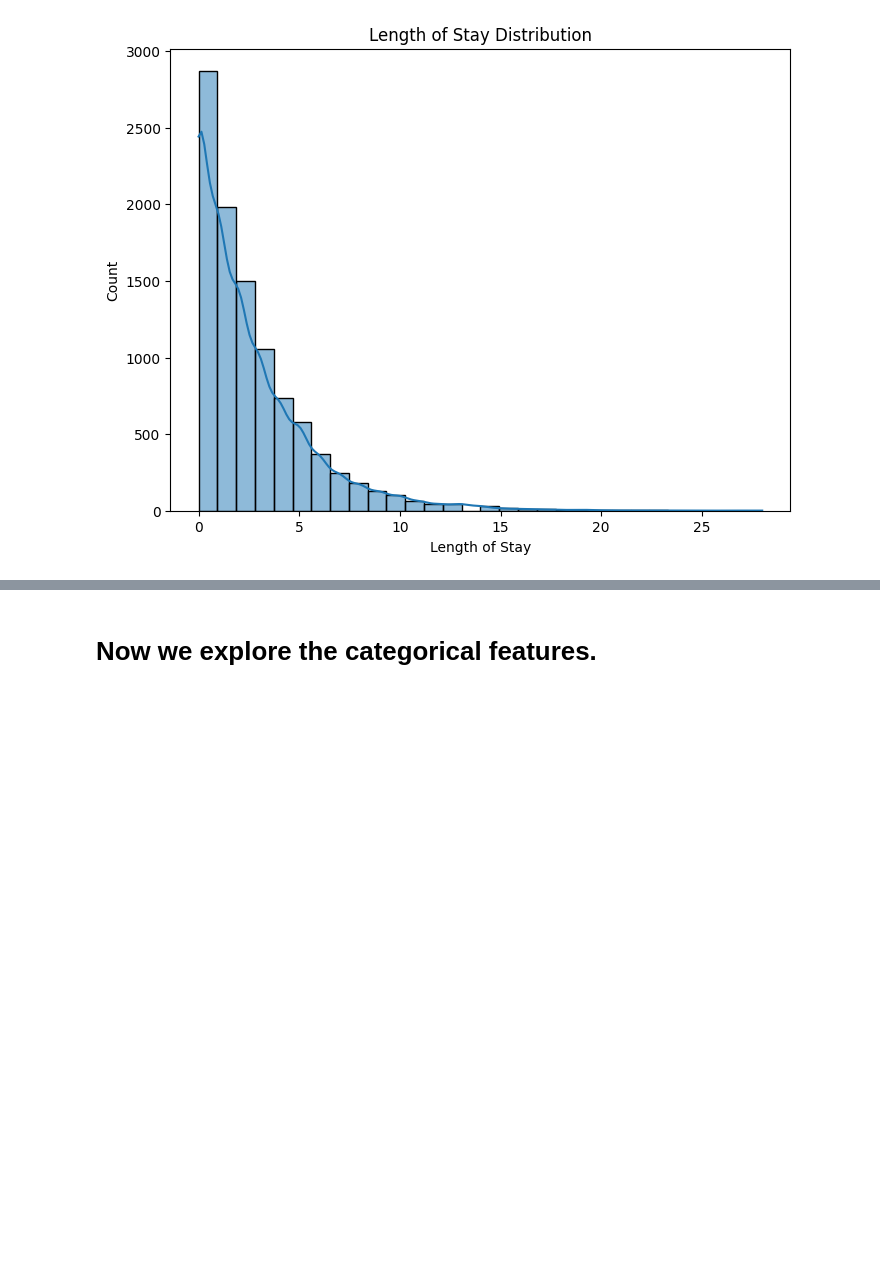
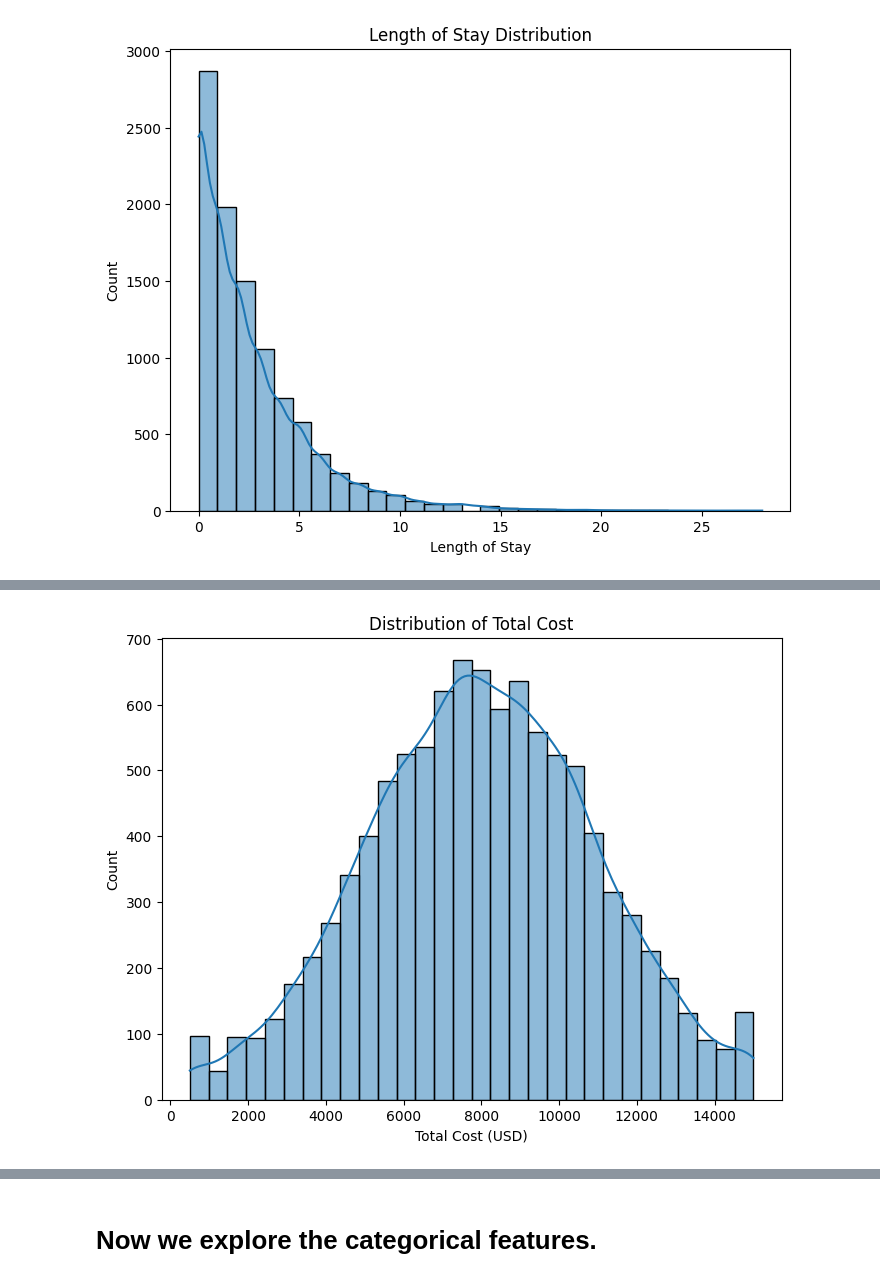
Before and after one commit to ShanBore/Optimizing-Healthcare-with-EMR-Data-Analytics, a Jupyter notebook: Emr_EDA.ipynb, the cells around one changed output, grey strips where cells are left out. Cells and saved outputs as stored; diff of their text form; code cells hidden in the pictures; blank space fills up the shorter version.

```diff
--- a/Emr_EDA.ipynb
+++ b/Emr_EDA.ipynb
@@ -127,3 +135,12 @@ plt.show()
+# %%
+# Visualize TotalCost distribution
+plt.figure(figsize=(8, 6))
+sns.histplot(df['Total Cost'], bins=30, kde=True)
+plt.title('Distribution of Total Cost')
+plt.xlabel('Total Cost (USD)')
+plt.show()
+# %% [output]
+[figure, added]
 # %%
 # Correlation matrix numerical features.
 plt.figure(figsize=(10, 8))
```
Also changed, not shown: parts of 13 cells of this notebook.
